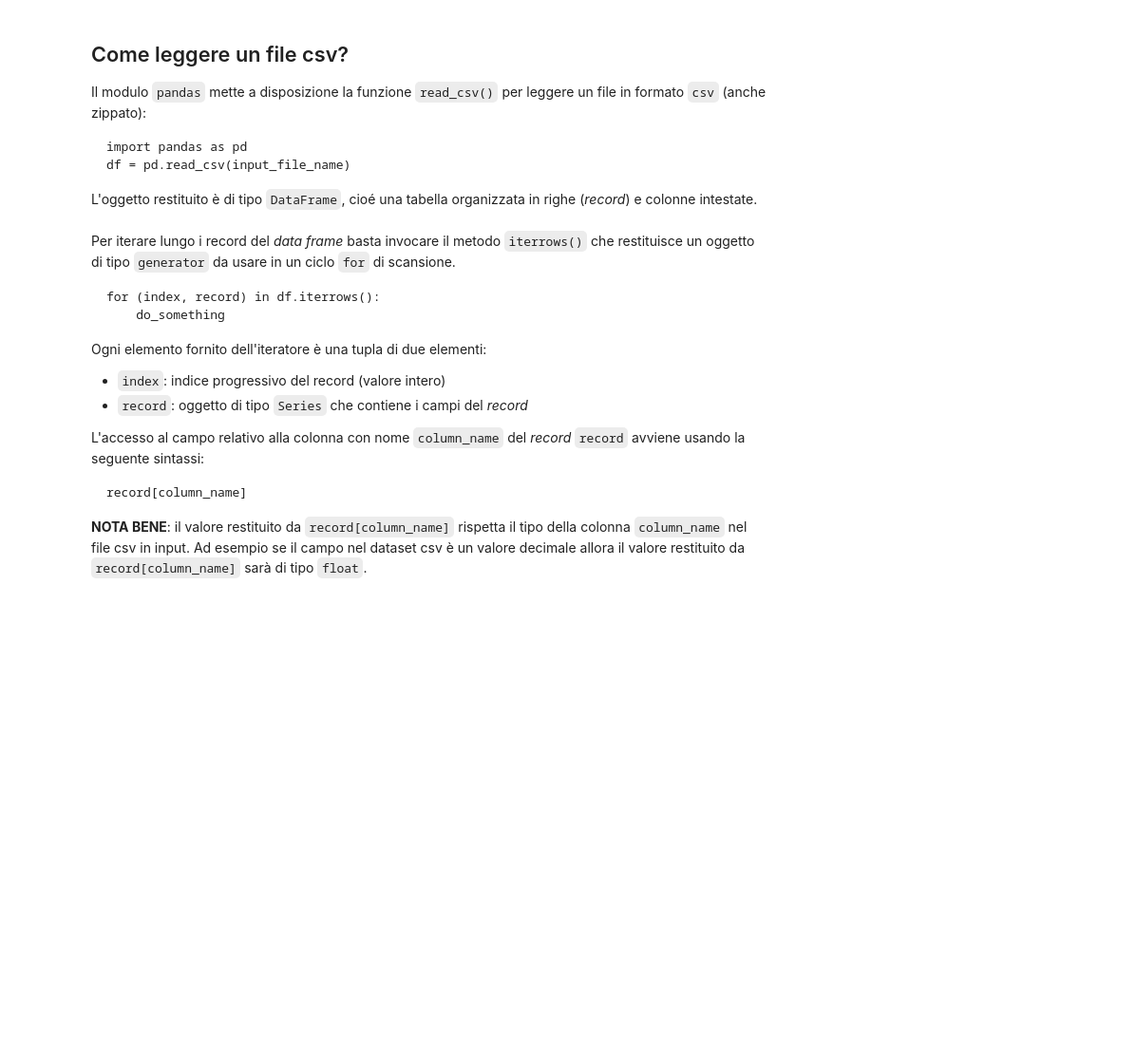
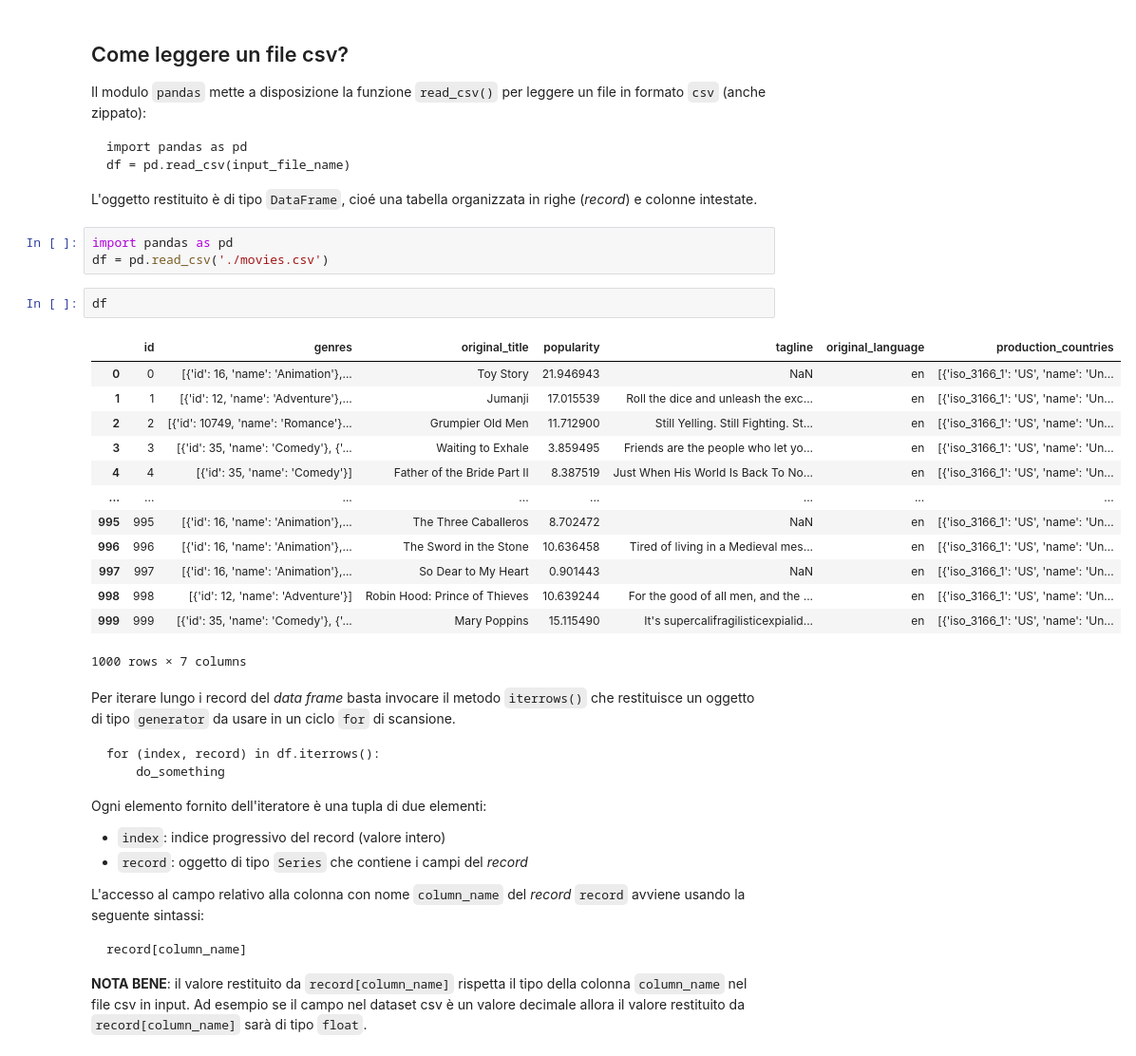
Before and after one commit to bioinformatica-corso/lezioni, a Jupyter notebook: laboratorio/lab4-5ott23/esercizio2-testo.ipynb, the cells around one changed output. Shown at 95% size. Saved outputs shown, nothing was run; the diff lists cells and outputs as text; blank space fills up the shorter version.

```diff
--- a/laboratorio/lab4-5ott23/esercizio2-testo.ipynb
+++ b/laboratorio/lab4-5ott23/esercizio2-testo.ipynb
@@ -30,6 +30,25 @@ Il modulo `pandas` mette a disposizione la funzione `read_csv()` per leggere un
     df = pd.read_csv(input_file_name)
 
 L'oggetto restituito è di tipo `DataFrame`, cioé una tabella organizzata in righe (*record*) e colonne intestate.
+# %%
+import pandas as pd
+df = pd.read_csv('./movies.csv')
+# %%
+df
+# %% [output]
+|  | id | genres | original_title | popularity | tagline | original_language | production_countries |
+| 0 | 0 | [{'id': 16, 'name': 'Animation'},... | Toy Story | 21.946943 | NaN | en | [{'iso_3166_1': 'US', 'name': 'Un... |
+| 1 | 1 | [{'id': 12, 'name': 'Adventure'},... | Jumanji | 17.015539 | Roll the dice and unleash the exc... | en | [{'iso_3166_1': 'US', 'name': 'Un... |
+| 2 | 2 | [{'id': 10749, 'name': 'Romance'}... | Grumpier Old Men | 11.712900 | Still Yelling. Still Fighting. St... | en | [{'iso_3166_1': 'US', 'name': 'Un... |
+| 3 | 3 | [{'id': 35, 'name': 'Comedy'}, {'... | Waiting to Exhale | 3.859495 | Friends are the people who let yo... | en | [{'iso_3166_1': 'US', 'name': 'Un... |
+| 4 | 4 | [{'id': 35, 'name': 'Comedy'}] | Father of the Bride Part II | 8.387519 | Just When His World Is Back To No... | en | [{'iso_3166_1': 'US', 'name': 'Un... |
+| ... | ... | ... | ... | ... | ... | ... | ... |
+| 995 | 995 | [{'id': 16, 'name': 'Animation'},... | The Three Caballeros | 8.702472 | NaN | en | [{'iso_3166_1': 'US', 'name': 'Un... |
+| 996 | 996 | [{'id': 16, 'name': 'Animation'},... | The Sword in the Stone | 10.636458 | Tired of living in a Medieval mes... | en | [{'iso_3166_1': 'US', 'name': 'Un... |
+| 997 | 997 | [{'id': 16, 'name': 'Animation'},... | So Dear to My Heart | 0.901443 | NaN | en | [{'iso_3166_1': 'US', 'name': 'Un... |
+| 998 | 998 | [{'id': 12, 'name': 'Adventure'}] | Robin Hood: Prince of Thieves | 10.639244 | For the good of all men, and the ... | en | [{'iso_3166_1': 'US', 'name': 'Un... |
+| 999 | 999 | [{'id': 35, 'name': 'Comedy'}, {'... | Mary Poppins | 15.115490 | It's supercalifragilisticexpialid... | en | [{'iso_3166_1': 'US', 'name': 'Un... |
+1000 rows × 7 columns
 # %% [markdown]
 Per iterare lungo i record del *data frame* basta invocare il metodo `iterrows()` che restituisce un oggetto di tipo `generator` da usare in un ciclo `for` di scansione.
 
```
Also changed, not shown: parts of 2 cells of this notebook, 2 other files.
